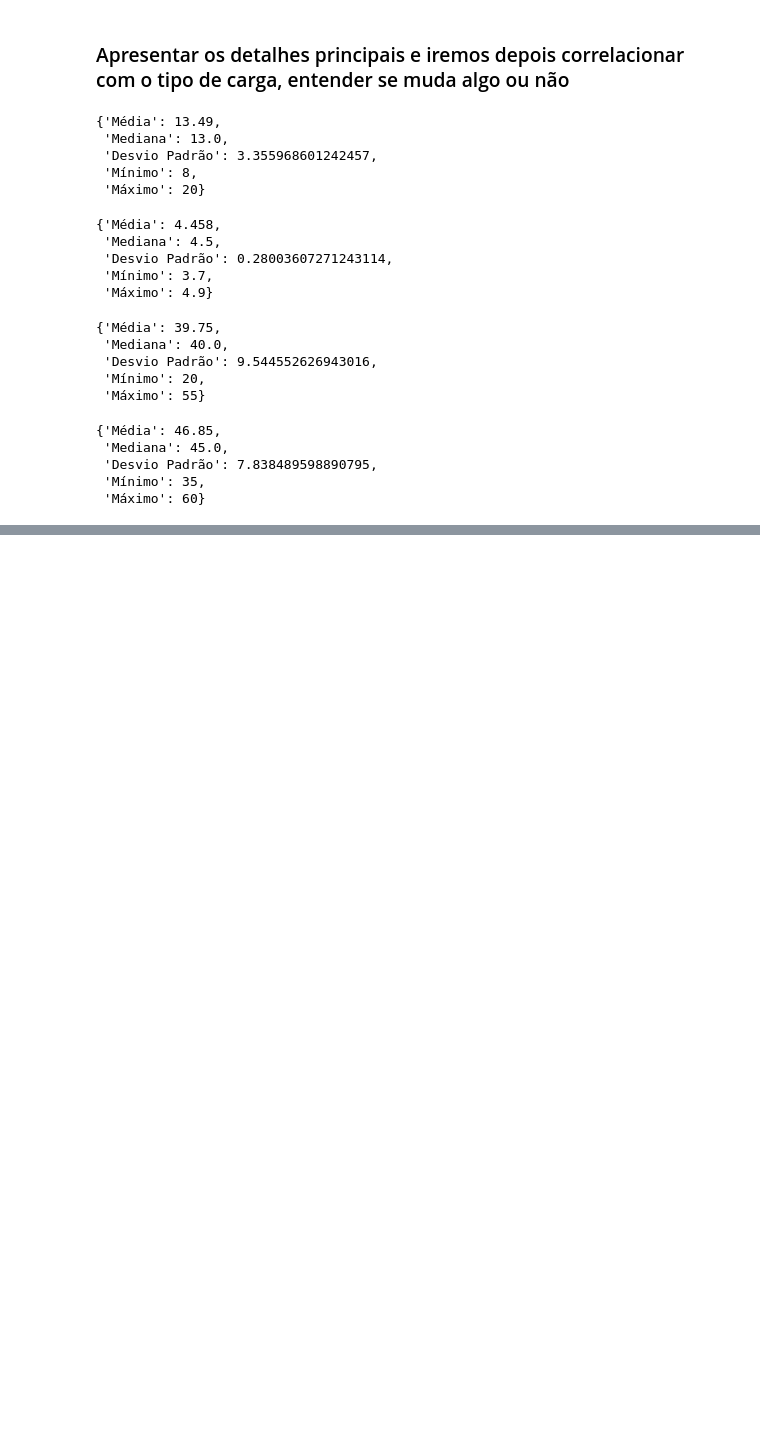
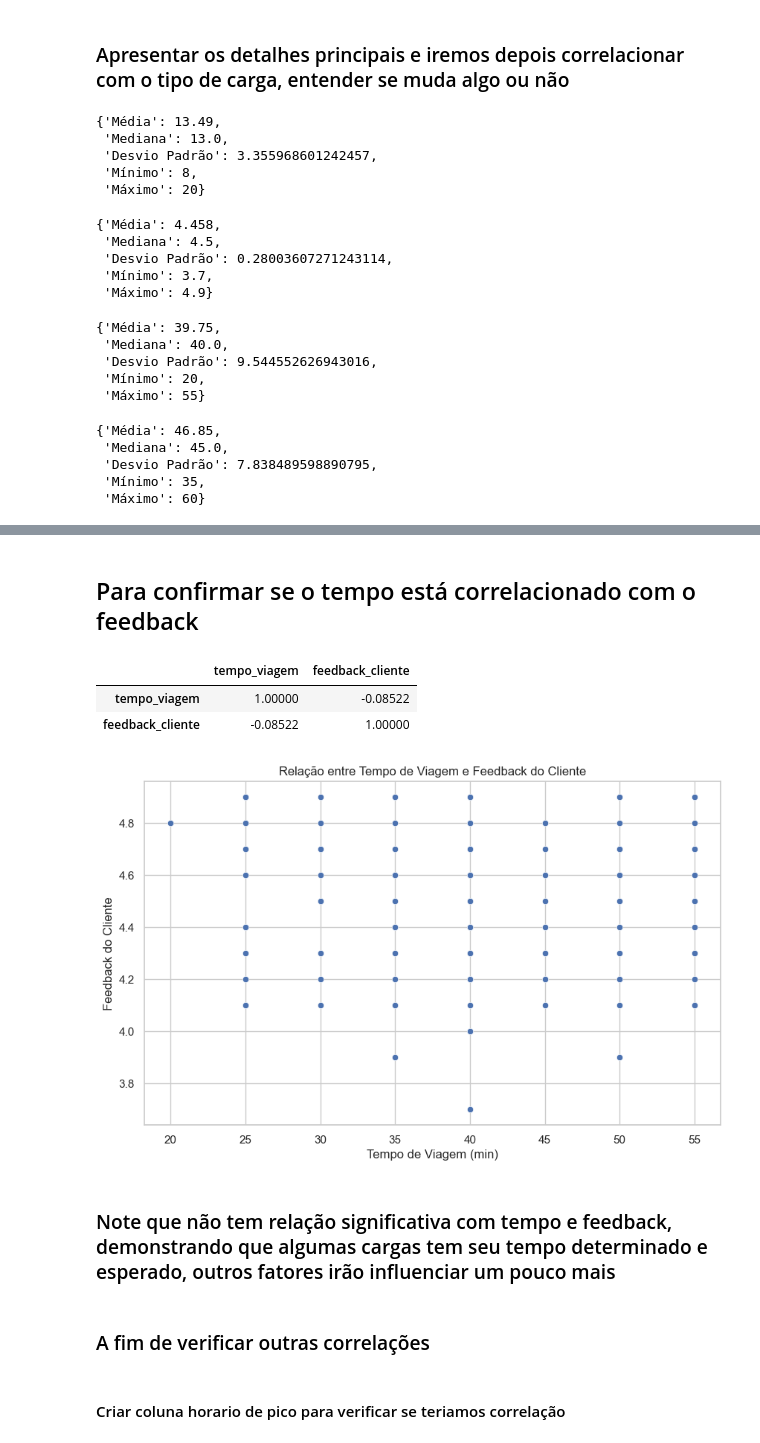
Before and after one commit to PedroSimbera/Data_Analytics_Logistics, a Jupyter notebook: project.ipynb, the cells around one changed output, grey strips where cells are left out. Saved outputs shown, nothing was run; the diff lists cells and outputs as text; code cells hidden in the pictures; blank space fills up the shorter version.

```diff
--- a/project.ipynb
+++ b/project.ipynb
@@ -172,0 +176,28 @@ resultados
+# %% [markdown]
+## Para confirmar se o tempo está correlacionado com o feedback
+# %%
+correlacao_tempo_feedback = df[['tempo_viagem', 'feedback_cliente']].corr()
+correlacao_tempo_feedback
+# %% [output]
+|  | tempo_viagem | feedback_cliente |
+| tempo_viagem | 1.00000 | -0.08522 |
+| feedback_cliente | -0.08522 | 1.00000 |
+# %%
+sns.set(style="whitegrid")
+
+plt.figure(figsize=(10, 6))
+sns.scatterplot(x='tempo_viagem', y='feedback_cliente', data=df)
+
+plt.title("Relação entre Tempo de Viagem e Feedback do Cliente")
+plt.xlabel("Tempo de Viagem (min)")
+plt.ylabel("Feedback do Cliente")
+
+plt.show()
+# %% [output]
+[figure, added]
+# %% [markdown]
+### Note que não tem relação significativa com tempo e feedback, demonstrando que algumas cargas tem seu tempo determinado e esperado, outros fatores irão influenciar um pouco mais
+# %% [markdown]
+### A fim de verificar outras correlações
+# %% [markdown]
+#### Criar coluna horario de pico para verificar se teriamos correlação
```
Also changed, not shown: parts of 28 cells of this notebook.
